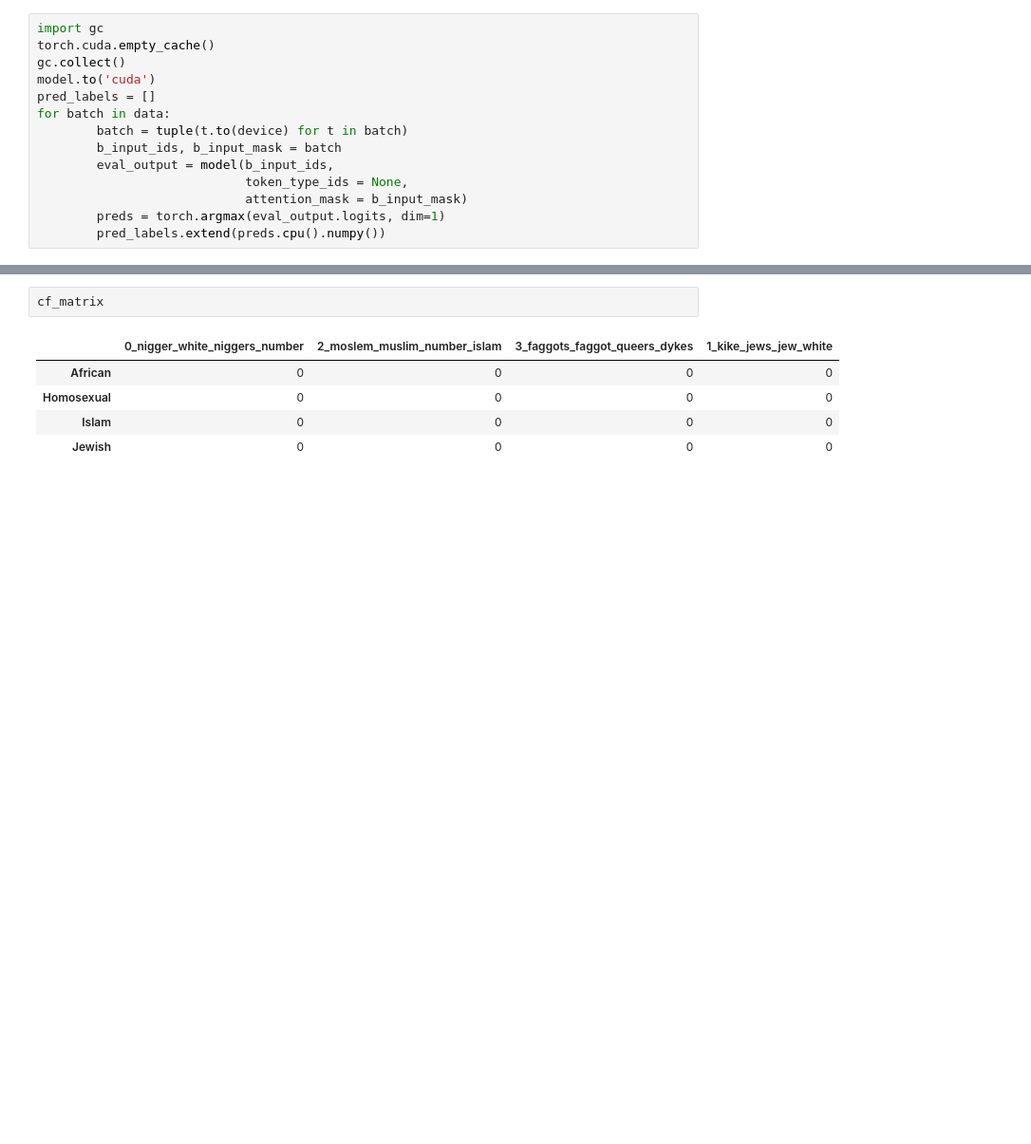
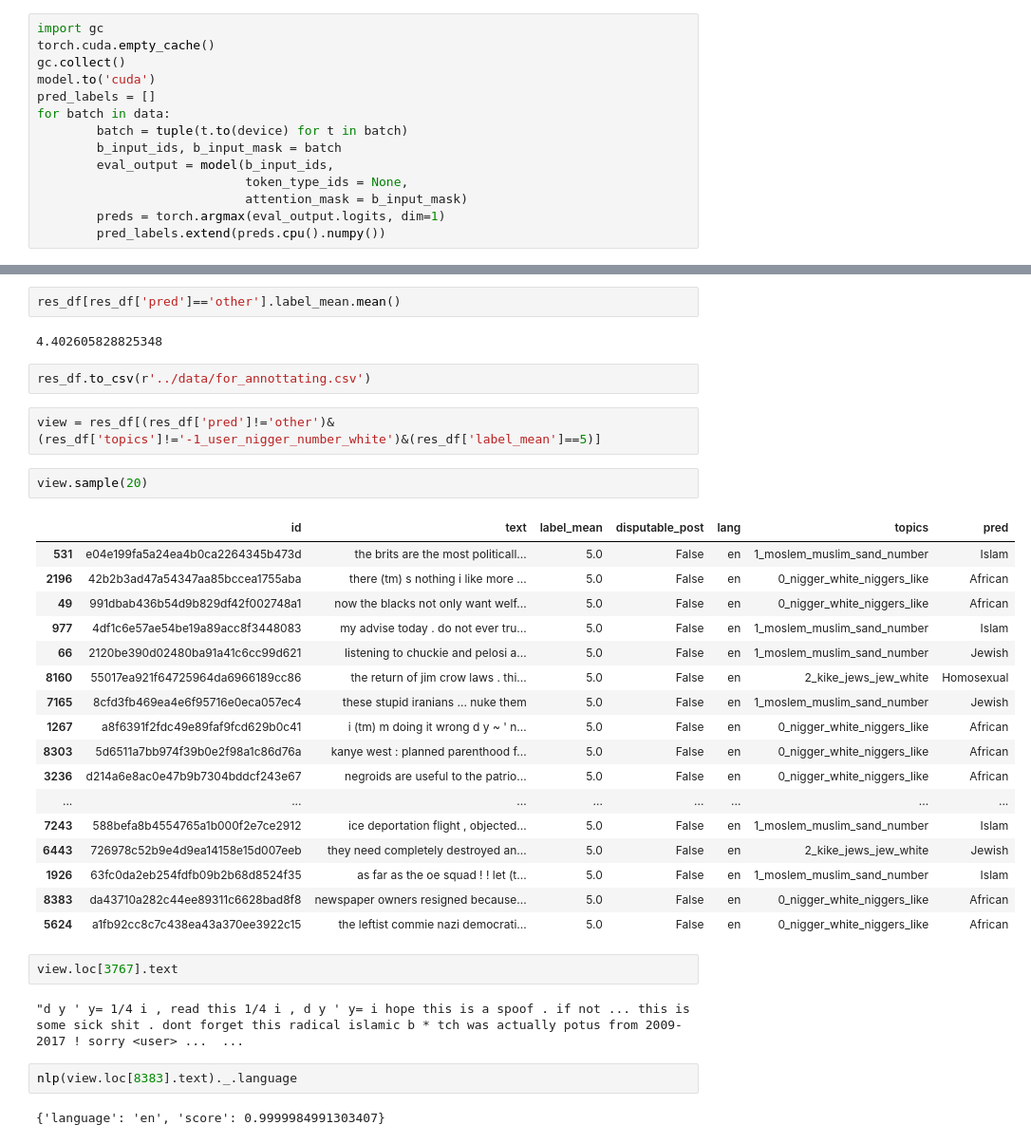
Before and after one commit to NadavSc/HateRecognition, a Jupyter notebook: target_model/run_experients.ipynb, the cells around one changed output, grey strips where cells are left out. Shown at 95% size. Drawn from its saved outputs; the diff is of its cells as text; blank space fills up the shorter version.

```diff
--- a/target_model/run_experients.ipynb
+++ b/target_model/run_experients.ipynb
@@ -219,8 +266,36 @@ sns.heatmap(n_p_g_hate_df, annot=True)
-# %%
-cf_matrix
-# %% [output]
-|  | 0_nigger_white_niggers_number | 2_moslem_muslim_number_islam | 3_faggots_faggot_queers_dykes | 1_kike_jews_jew_white |
-| African | 0 | 0 | 0 | 0 |
-| Homosexual | 0 | 0 | 0 | 0 |
-| Islam | 0 | 0 | 0 | 0 |
-| Jewish | 0 | 0 | 0 | 0 |
+# %%
+res_df[res_df['pred']=='other'].label_mean.mean()
+# %% [output]
+4.402605828825348
+# %%
+res_df.to_csv(r'../data/for_annottating.csv')
+# %%
+view = res_df[(res_df['pred']!='other')&(res_df['topics']!='-1_user_nigger_number_white')&(res_df['label_mean']==5)]
+# %%
+view.sample(20)
+# %% [output]
+|  | id | text | label_mean | disputable_post | lang | topics | pred |
+| 531 | e04e199fa5a24ea4b0ca2264345b473d | the brits are the most politicall... | 5.0 | False | en | 1_moslem_muslim_sand_number | Islam |
+| 2196 | 42b2b3ad47a54347aa85bccea1755aba | there (tm) s nothing i like more ... | 5.0 | False | en | 0_nigger_white_niggers_like | African |
+| 49 | 991dbab436b54d9b829df42f002748a1 | now the blacks not only want welf... | 5.0 | False | en | 0_nigger_white_niggers_like | African |
+| 977 | 4df1c6e57ae54be19a89acc8f3448083 | my advise today . do not ever tru... | 5.0 | False | en | 1_moslem_muslim_sand_number | Islam |
+| 66 | 2120be390d02480ba91a41c6cc99d621 | listening to chuckie and pelosi a... | 5.0 | False | en | 1_moslem_muslim_sand_number | Jewish |
+| 8160 | 55017ea921f64725964da6966189cc86 | the return of jim crow laws . thi... | 5.0 | False | en | 2_kike_jews_jew_white | Homosexual |
+| 7165 | 8cfd3fb469ea4e6f95716e0eca057ec4 | these stupid iranians ... nuke them | 5.0 | False | en | 1_moslem_muslim_sand_number | Jewish |
+| 1267 | a8f6391f2fdc49e89faf9fcd629b0c41 | i (tm) m doing it wrong d y ~ ' n... | 5.0 | False | en | 0_nigger_white_niggers_like | African |
+| 8303 | 5d6511a7bb974f39b0e2f98a1c86d76a | kanye west : planned parenthood f... | 5.0 | False | en | 0_nigger_white_niggers_like | African |
+| 3236 | d214a6e8ac0e47b9b7304bddcf243e67 | negroids are useful to the patrio... | 5.0 | False | en | 0_nigger_white_niggers_like | African |
+| ... | ... | ... | ... | ... | ... | ... | ... |
+| 7243 | 588befa8b4554765a1b000f2e7ce2912 | ice deportation flight , objected... | 5.0 | False | en | 1_moslem_muslim_sand_number | Islam |
+| 6443 | 726978c52b9e4d9ea14158e15d007eeb | they need completely destroyed an... | 5.0 | False | en | 2_kike_jews_jew_white | Jewish |
+| 1926 | 63fc0da2eb254fdfb09b2b68d8524f35 | as far as the oe squad ! ! let (t... | 5.0 | False | en | 1_moslem_muslim_sand_number | Islam |
+| 8383 | da43710a282c44ee89311c6628bad8f8 | newspaper owners resigned because... | 5.0 | False | en | 0_nigger_white_niggers_like | African |
+| 5624 | a1fb92cc8c7c438ea43a370ee3922c15 | the leftist commie nazi democrati... | 5.0 | False | en | 0_nigger_white_niggers_like | African |
+# %%
+view.loc[3767].text
+# %% [output]
+"d y ' y= 1/4 i , read this 1/4 i , d y ' y= i hope this is a spoof . if not ... this is some sick shit . dont forget this radical islamic b * tch was actually potus from 2009-2017 ! sorry <user> ...  ...
+# %%
+nlp(view.loc[8383].text)._.language
+# %% [output]
+{'language': 'en', 'score': 0.9999984991303407}
```
Also changed, not shown: parts of 23 cells of this notebook, 10 other files.
